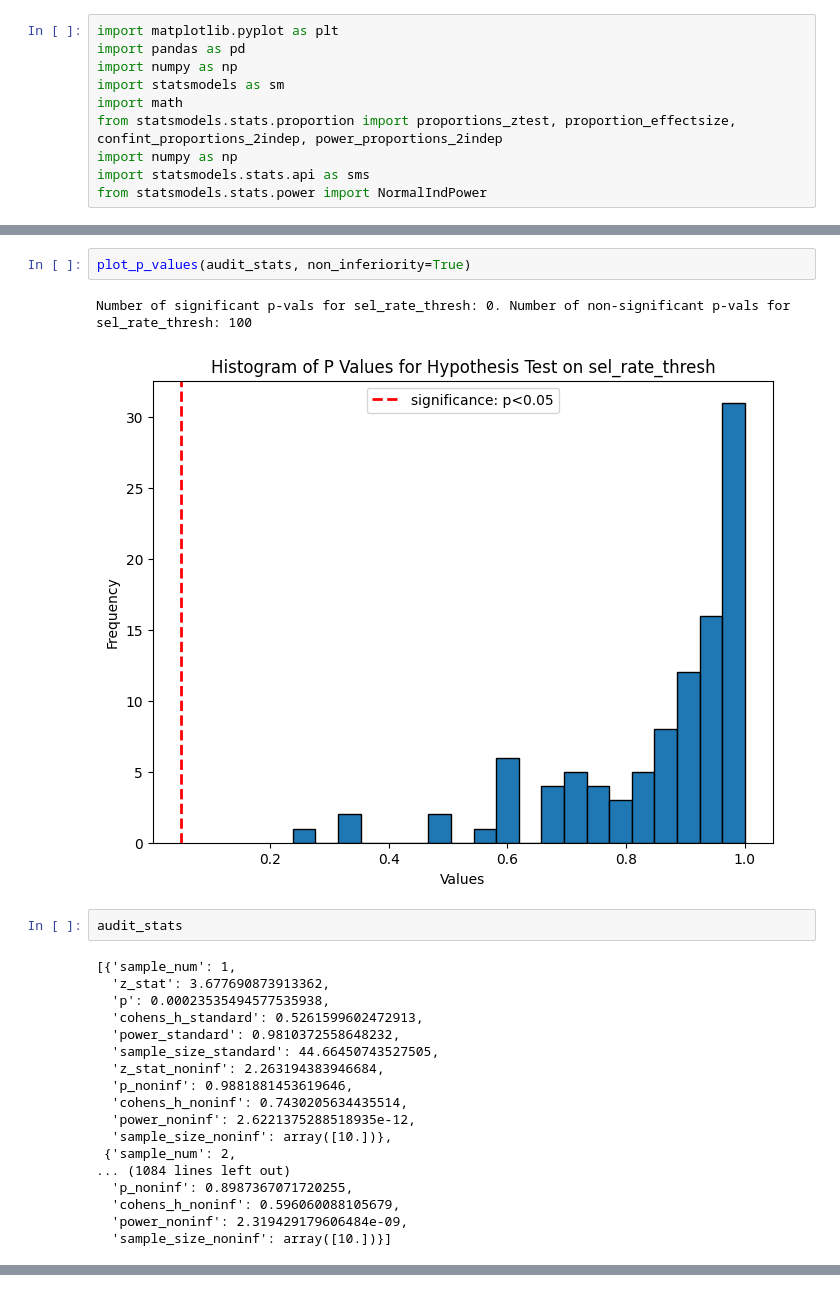
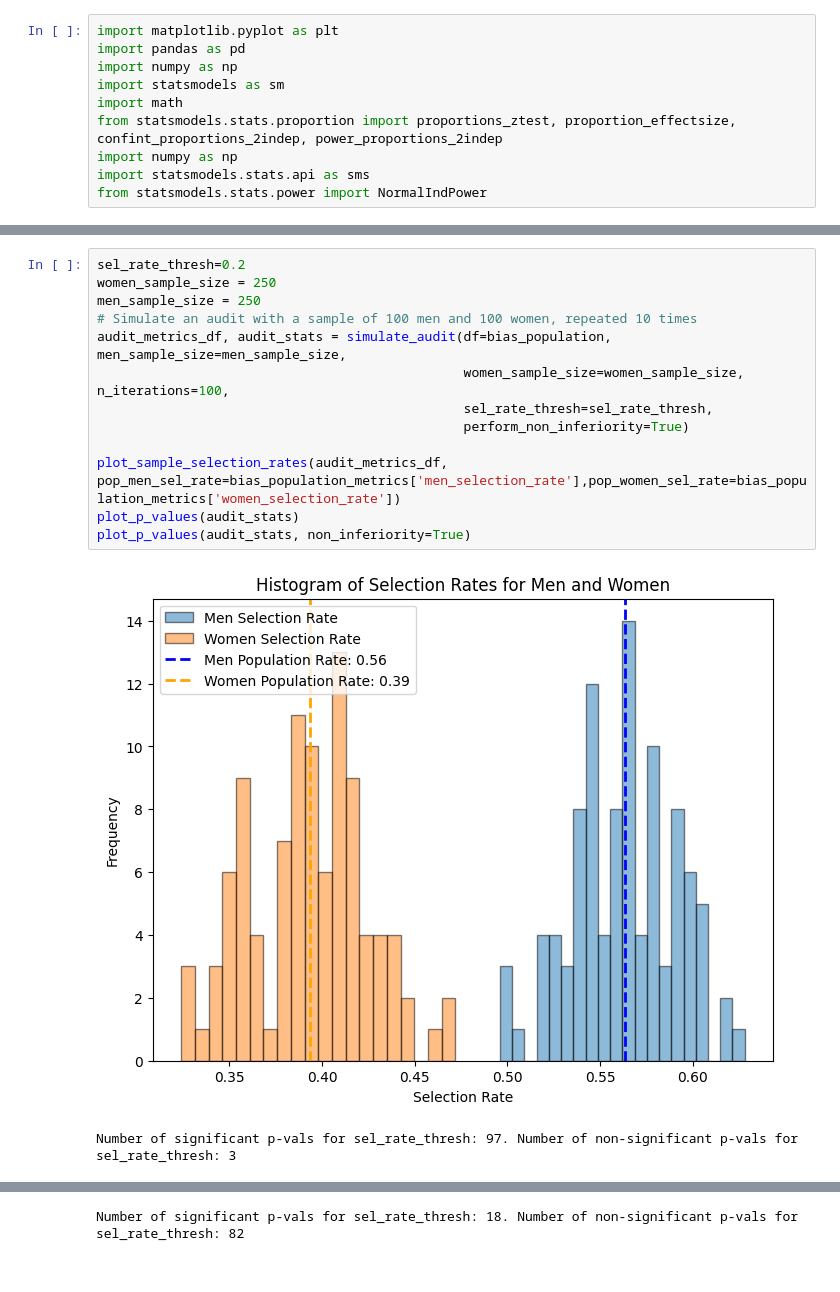
Before and after one commit to amywinecoff/audit_simulation, a Jupyter notebook: audit_simulation.ipynb, the cells around one changed output, grey strips where cells are left out. Drawn from its saved outputs; the diff is of its cells as text.

```diff
--- a/audit_simulation.ipynb
+++ b/audit_simulation.ipynb
@@ -696,25 +359,16 @@ plt.show()
-# %%
-plot_p_values(audit_stats, non_inferiority=True)
-# %% [output]
-Number of significant p-vals for sel_rate_thresh: 0. Number of non-significant p-vals for sel_rate_thresh: 100
-[figure, removed]
-# %%
-audit_stats
-# %% [output]
-[{'sample_num': 1,
-  'z_stat': 3.677690873913362,
-  'p': 0.00023535494577535938,
-  'cohens_h_standard': 0.5261599602472913,
-  'power_standard': 0.9810372558648232,
-  'sample_size_standard': 44.66450743527505,
-  'z_stat_noninf': 2.263194383946684,
-  'p_noninf': 0.9881881453619646,
-  'cohens_h_noninf': 0.7430205634435514,
-  'power_noninf': 2.6221375288518935e-12,
-  'sample_size_noninf': array([10.])},
- {'sample_num': 2,
-... (1084 lines left out)
-  'p_noninf': 0.8987367071720255,
-  'cohens_h_noninf': 0.596060088105679,
-  'power_noninf': 2.319429179606484e-09,
-  'sample_size_noninf': array([10.])}]
+# %%
+sel_rate_thresh=0.2
+women_sample_size = 250
+men_sample_size = 250
+# Simulate an audit with a sample of 100 men and 100 women, repeated 10 times
+audit_metrics_df, audit_stats = simulate_audit(df=bias_population, men_sample_size=men_sample_size,
+                                               women_sample_size=women_sample_size, n_iterations=100,
+                                               sel_rate_thresh=sel_rate_thresh,
+                                               perform_non_inferiority=True)
+
+plot_sample_selection_rates(audit_metrics_df, pop_men_sel_rate=bias_population_metrics['men_selection_rate'],pop_women_sel_rate=bias_population_metrics['women_selection_rate'])
+plot_p_values(audit_stats)
+plot_p_values(audit_stats, non_inferiority=True)
+# %% [output]
+[figure, added]
+Number of significant p-vals for sel_rate_thresh: 97. Number of non-significant p-vals for sel_rate_thresh: 3
@@ -720,0 +376 @@ audit_stats
+Number of significant p-vals for sel_rate_thresh: 18. Number of non-significant p-vals for sel_rate_thresh: 82
```
Also changed, not shown: parts of 18 cells of this notebook.
